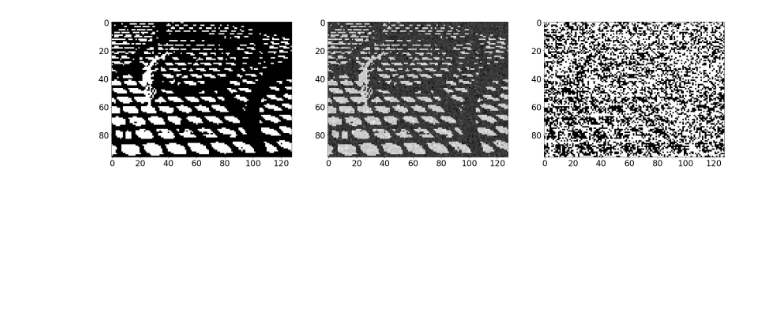
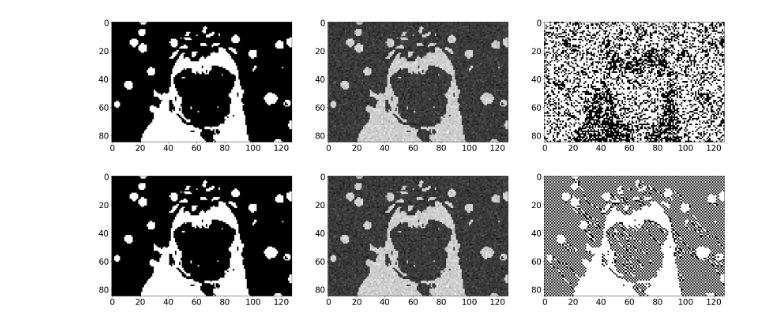
Before and after one commit to Briggybros/Uni-Machine-Learning, a Jupyter notebook: Inference/Inference.ipynb, the cells around one changed output. Cells and saved outputs as stored; diff of their text form; code cells hidden in the pictures; blank space fills up the shorter version.

```diff
--- a/Inference/Inference.ipynb
+++ b/Inference/Inference.ipynb
@@ -15,35 +15,35 @@ def add_gaussian_noise(im, prop, varSigma):
     im2 = np.copy(im)
     im2[index] += e[index]
     return im2
 
 def add_saltnpeppar_noise(im, prop):
     N = int(np.round(np.prod(im.shape) * prop))
     index = np.unravel_index(np.random.permutation(np.prod(im.shape))[1:N], im.shape)
     im2 = np.copy(im)
     im2[index] = 1 - im2[index]
     return im2
 
 # proportion of pixels to alter
 prop = 0.7
 varSigma = 0.1
-im = imread('image.jpg')
+im = imread('pug.jpg')
 im = im / 255
 
 fig = plt.figure()
 ax = fig.add_subplot(131)
 ax.imshow(im, cmap='gray')
 
 im2 = add_gaussian_noise(im,prop,varSigma)
 ax2 = fig.add_subplot(132)
 ax2.imshow(im2, cmap='gray')
 
 im3 = add_saltnpeppar_noise(im,prop)
 ax3 = fig.add_subplot(133)
 ax3.imshow(im3,cmap='gray')
 
 plt.show()
 # %% [output]
-[figure, old version]
+[figure, new version]
 # %%
 def neighbours(i, j, M, N, size = 4):
     if size == 4:
@@ -121,3 +121,5 @@ ax3 = fig.add_subplot(133)
 ax3.imshow(x2, cmap='gray')
 
 plt.show()
+# %% [output]
+[figure, added]
```
